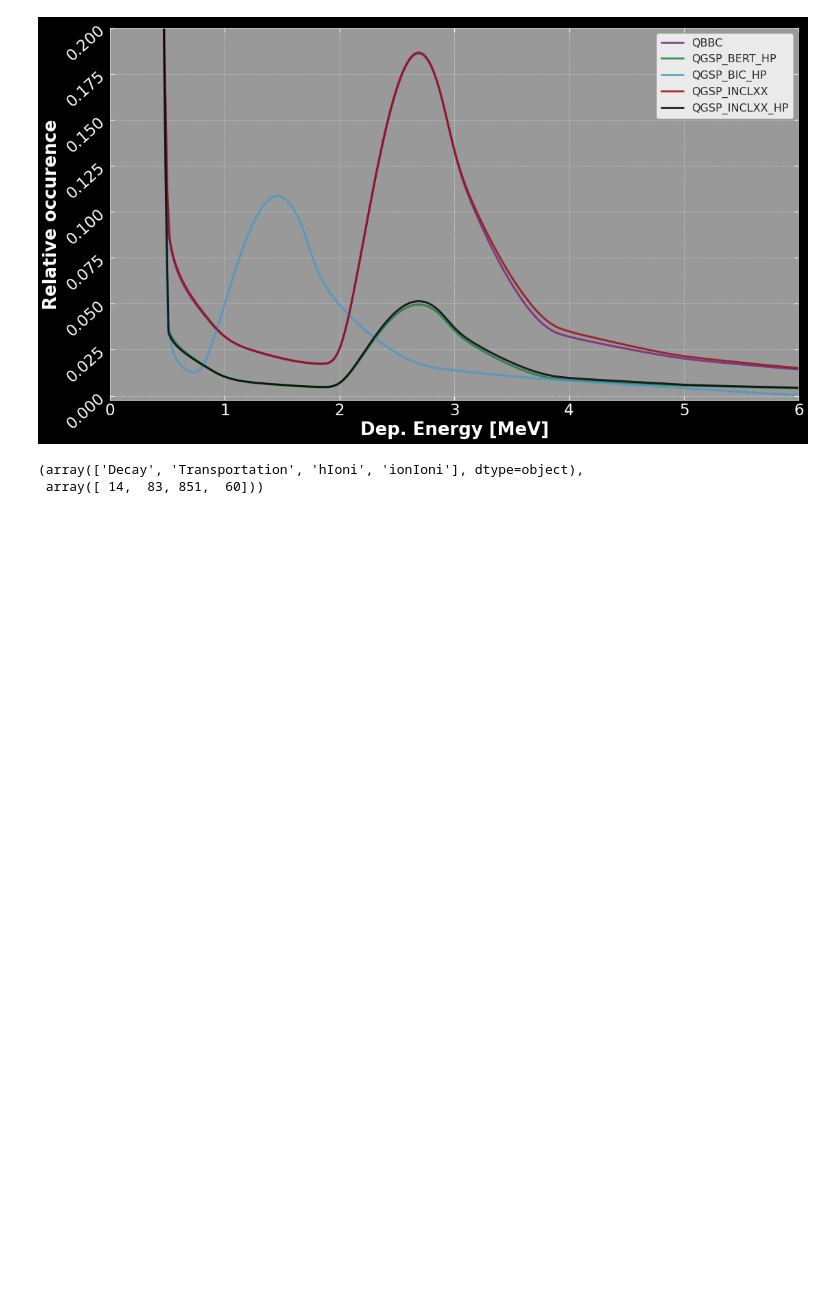
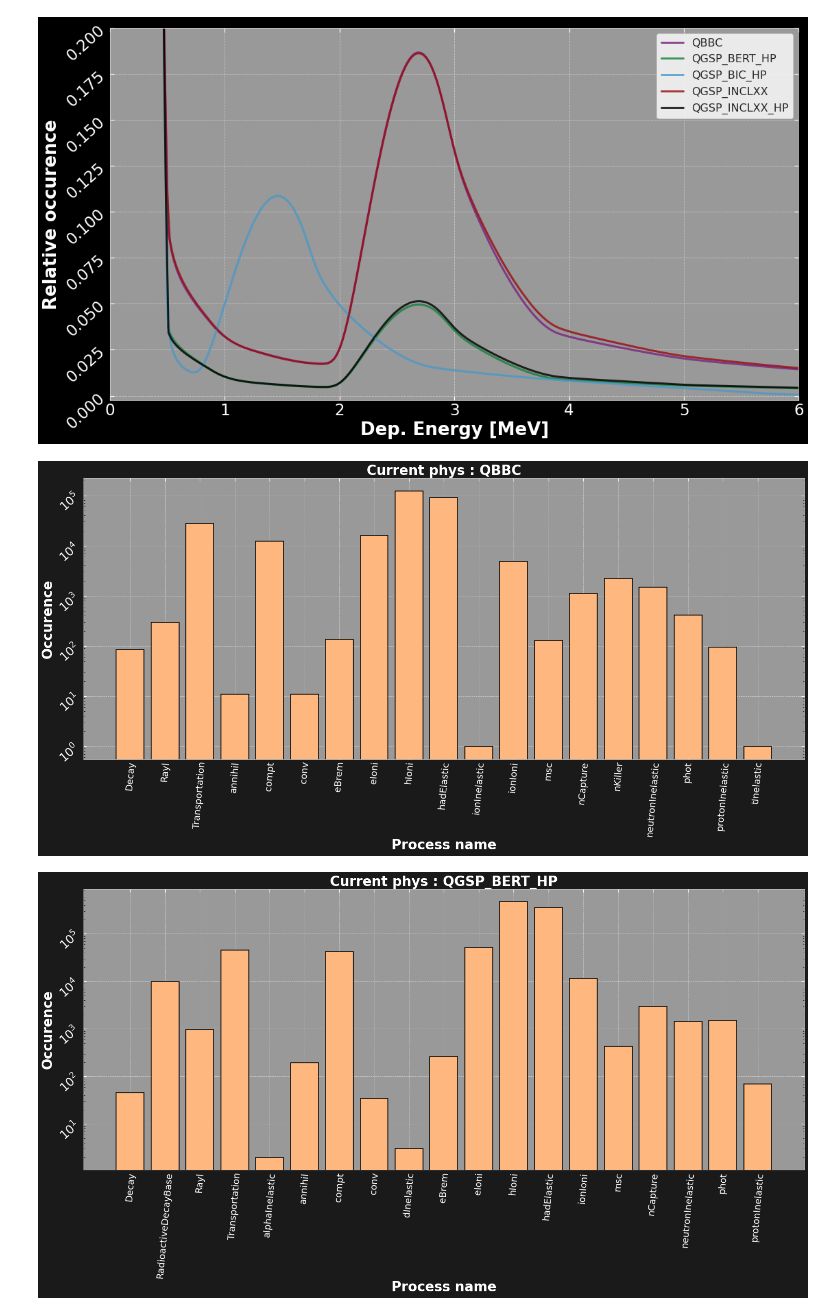
Before and after one commit to masterdesky/ELTE-sci-mod-lab-2021, a Jupyter notebook: project/notebooks/analysis.ipynb, the cells around one changed output. Cells and saved outputs as stored; diff of their text form; code cells hidden in the pictures; blank space fills up the shorter version.

```diff
--- a/project/notebooks/analysis.ipynb
+++ b/project/notebooks/analysis.ipynb
@@ -371,5 +383,0 @@ proc_E60_80 = processes_in_range(physics, data, E_range=(60,80))
-# %%
-uniques[physics[3]]
-# %% [output]
-(array(['Decay', 'Transportation', 'hIoni', 'ionIoni'], dtype=object),
- array([ 14,  83, 851,  60]))
@@ -375,0 +405,32 @@ uniques[physics[3]]
+# %%
+processes, processes_weighted = process_dist(physics, data)
+# %%
+def plot_process_dist(phys_name, processes, OUTDIR):
+    fig, axes = plt.subplots(figsize=(25, 10),
+                             facecolor='.1', subplot_kw={'facecolor' : '.6'})
+
+    axes.set_yscale('log')
+
+    axes.bar(processes[0], processes[1],
+             color=cm.magma(0.85), ec='black', lw=1.5, alpha=1.0)
+
+    axes.set_title('Current phys : {}'.format(phys_name), fontsize=axistitlesize, fontweight='bold', color='white')
+    axes.set_xlabel('Process name', fontsize=axislabelsize, fontweight='bold', color='white')
+    axes.set_ylabel('Occurence', fontsize=axislabelsize, fontweight='bold', color='white')
+    axes.tick_params(axis='x', which='major', labelsize=axisticksize-5, colors='white', rotation=85)
+    axes.tick_params(axis='y', which='major', labelsize=axisticksize, colors='white', rotation=42)
+
+    if not os.path.exists(OUTDIR):
+        os.makedirs(OUTDIR)
+    plt.savefig(OUTDIR + 'process_dist_E{0}_ph{1}.png'.format(E, phys_name),
+                format='png', dpi=200,
+                facecolor='black', edgecolor='black',
+                bbox_inches='tight')
+
+    plt.show()
+# %%
+for phys_name in physics:
+    plot_process_dist(phys_name, processes[phys_name], OUTDIR)
+# %% [output]
+[figure, added]
+[figure, added]
```
Also changed, not shown: parts of 8 cells of this notebook, 13 other files.
